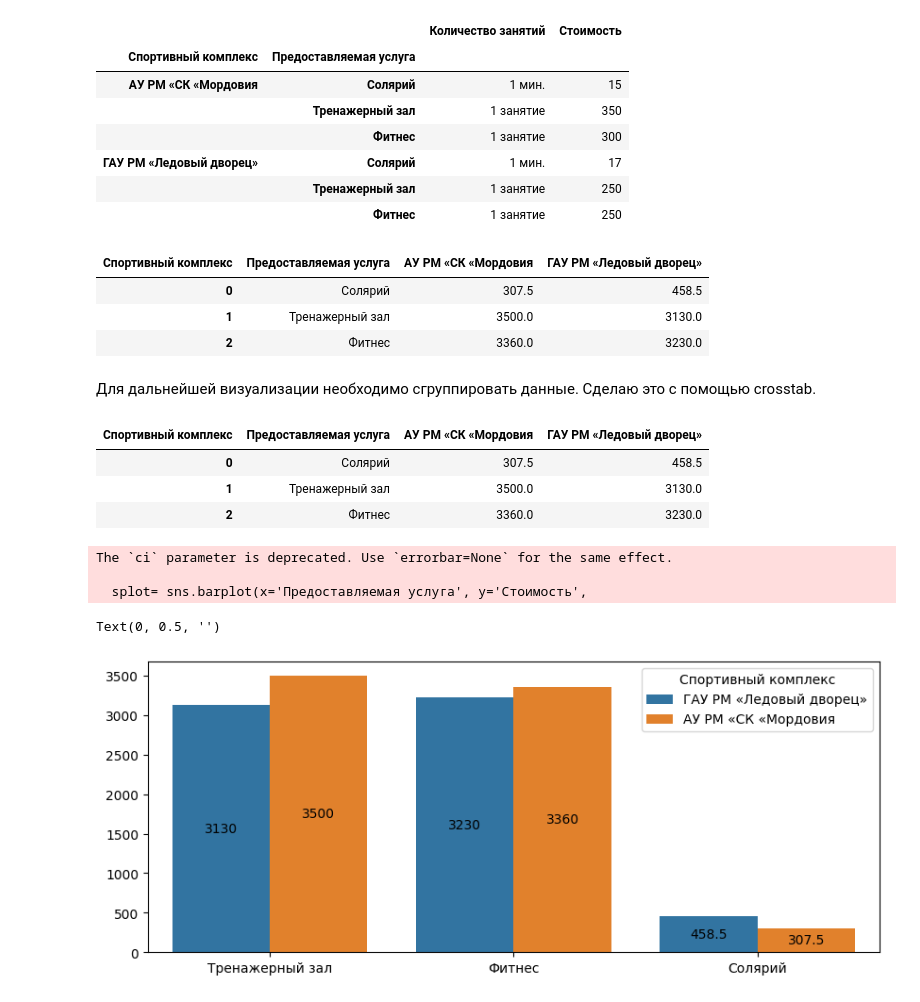
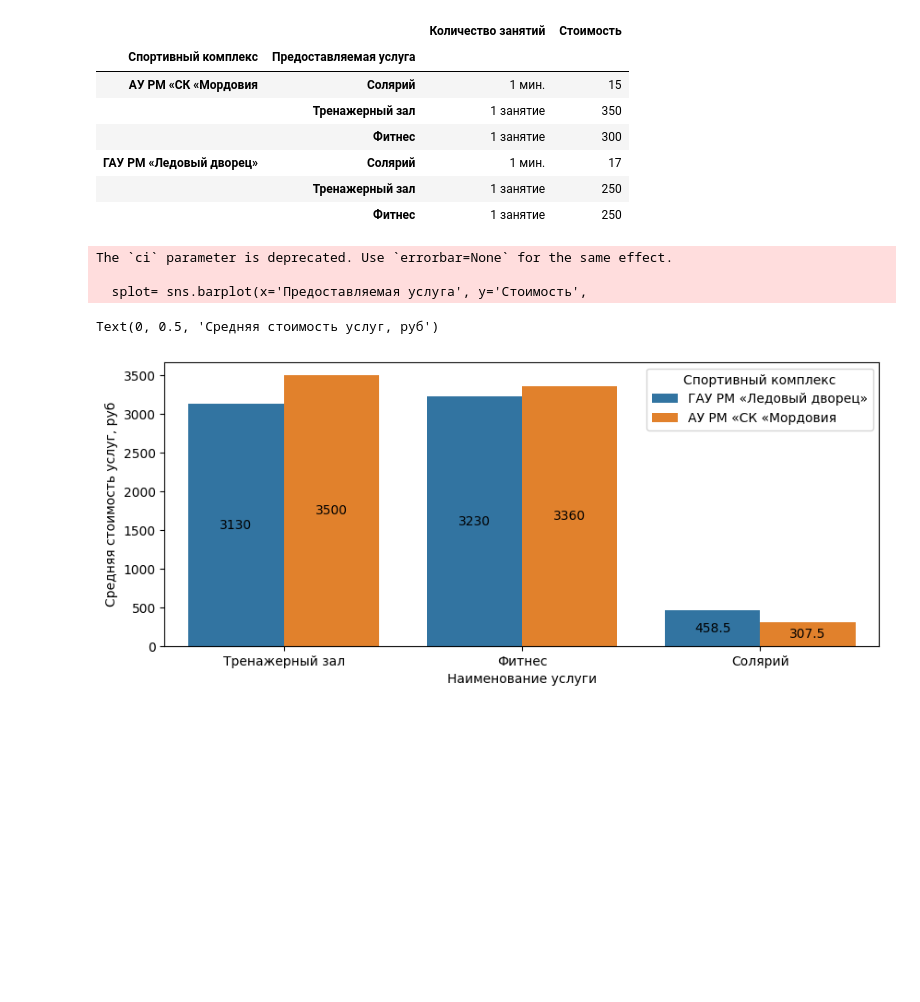
Before and after one commit to AleksandraPetrova97/graduate-project-analyst, a Jupyter notebook: 2 Практическая часть/1 Часть.ipynb, the cells around one changed output. Saved outputs shown, nothing was run; the diff lists cells and outputs as text; code cells hidden in the pictures; blank space fills up the shorter version.

```diff
--- a/2 Практическая часть/1 Часть.ipynb
+++ b/2 Практическая часть/1 Часть.ipynb
@@ -43,41 +42,17 @@ data_grp.first()
 | ГАУ РМ «Ледовый дворец» | Солярий | 1 мин. | 17 |
 |  | Тренажерный зал | 1 занятие | 250 |
 |  | Фитнес | 1 занятие | 250 |
-# %%
-data = pd.crosstab(index=df['Предоставляемая услуга'],
-                    columns=df['Спортивный комплекс'],
-                    values=df['Стоимость'],
-                    aggfunc='mean',).reset_index()
-data.head()
-# %% [output]
-| Спортивный комплекс | Предоставляемая услуга | АУ РМ «СК «Мордовия | ГАУ РМ «Ледовый дворец» |
-| 0 | Солярий | 307.5 | 458.5 |
-| 1 | Тренажерный зал | 3500.0 | 3130.0 |
-| 2 | Фитнес | 3360.0 | 3230.0 |
-# %% [markdown]
-Для дальнейшей визуализации необходимо сгруппировать данные. Сделаю это с помощью crosstab.
-# %%
-data = pd.crosstab(index=df['Предоставляемая услуга'],
-                    columns=df['Спортивный комплекс'],
-                    values=df['Стоимость'],
-                    aggfunc='mean').reset_index()
-data.head()
-# %% [output]
-| Спортивный комплекс | Предоставляемая услуга | АУ РМ «СК «Мордовия | ГАУ РМ «Ледовый дворец» |
-| 0 | Солярий | 307.5 | 458.5 |
-| 1 | Тренажерный зал | 3500.0 | 3130.0 |
-| 2 | Фитнес | 3360.0 | 3230.0 |
 # %%
 plt.figure(figsize=(10,4))
 splot= sns.barplot(x='Предоставляемая услуга', y='Стоимость',
             ci=None, hue= "Спортивный комплекс", data = df)
 plt.bar_label(splot.containers[0],size=10, label_type='center')
 plt.bar_label(splot.containers[1],size=10, label_type='center')
-plt.xlabel('')
-plt.ylabel('')
+plt.xlabel('Наименование услуги')
+plt.ylabel('Средняя стоимость услуг, руб')
 # %% [output]
 The `ci` parameter is deprecated. Use `errorbar=None` for the same effect.
 
   splot= sns.barplot(x='Предоставляемая услуга', y='Стоимость',
-Text(0, 0.5, '')
+Text(0, 0.5, 'Средняя стоимость услуг, руб')
-[figure, old version]
+[figure, new version]
```
Also changed, not shown: parts of 1 cell of this notebook, 22 other files.
